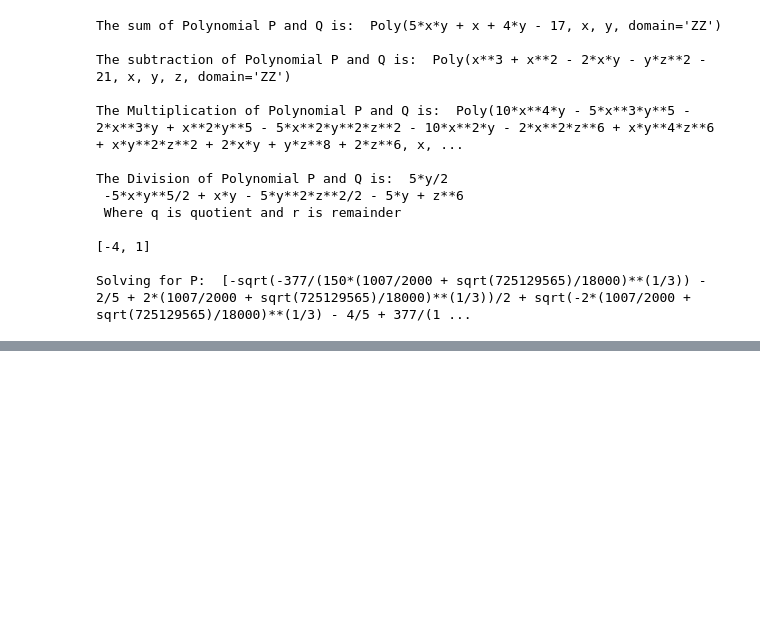
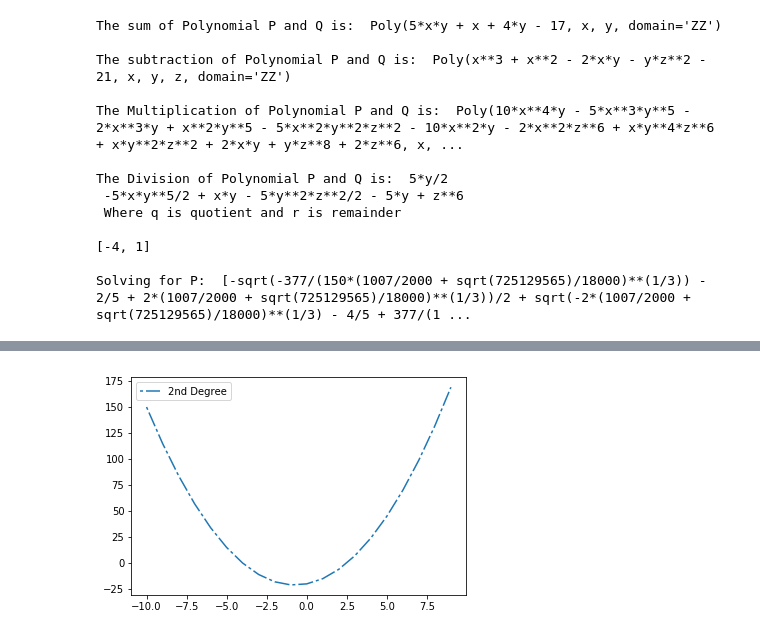
Before and after one commit to sarimk80/Math-in-Minutes, a Jupyter notebook: jupyter/chapter 4/Algebra.ipynb, the cells around one changed output, grey strips where cells are left out. Cells and saved outputs as stored; diff of their text form; code cells hidden in the pictures; blank space fills up the shorter version.

```diff
--- a/jupyter/chapter 4/Algebra.ipynb
+++ b/jupyter/chapter 4/Algebra.ipynb
@@ -356,9 +394,10 @@ Solving for P:  [-sqrt(-377/(150*(1007/2000 + sqrt(725129565)/18000)**(1/3)) - 2
 # 2nd Degree Graph #
 
 from sympy import *
-import plotly.plotly as py #Import plotly as py
-import plotly.graph_objs as go #Import plotly graph as g0
-from plotly.offline import download_plotlyjs, init_notebook_mode, plot, iplot #So we can use plotly library offline
+import matplotlib.pyplot as plt
+#import plotly.plotly as py #Import plotly as py
+#import plotly.graph_objs as go #Import plotly graph as g0
+#from plotly.offline import download_plotlyjs, init_notebook_mode, plot, iplot #So we can use plotly library offline
 
 x, y, z = symbols('x,y,z')
 x_axis=[]
@@ -373,10 +412,19 @@ for x in range(-10,10):
 
     y_axis.append(y)
 
-trace=go.Scatter(x=x_axis,y=y_axis)# Defining the x and y coordinates of the graph , as you can see the x and y
+#trace=go.Scatter(x=x_axis,y=y_axis)# Defining the x and y coordinates of the graph , as you can see the x and y
                                             # value as the same
 
-data=[trace] # Storing the data from trace in data variable
+#data=[trace] # Storing the data from trace in data variable
 
-py.iplot(data,filename='2nd_Degree') # py.iplot take data variable as input
+#py.iplot(data,filename='2nd_Degree') # py.iplot take data variable as input
+
+fig, ax = plt.subplots()
+
+line1, = ax.plot(x_axis,y_axis, label='2nd Degree')
+line1.set_dashes([2, 2, 10, 2])  # 2pt line, 2pt break, 10pt line, 2pt break
+
+
+ax.legend()
+plt.show()
 # %% [output]
@@ -384,3 +431,4 @@ py.iplot(data,filename='2nd_Degree') # py.iplot take data variable as input
+[figure, added]
 # %%
 # Graph #
 # 3nd Degree Graph #
```
Also changed, not shown: parts of 14 cells of this notebook, 9 other files.
